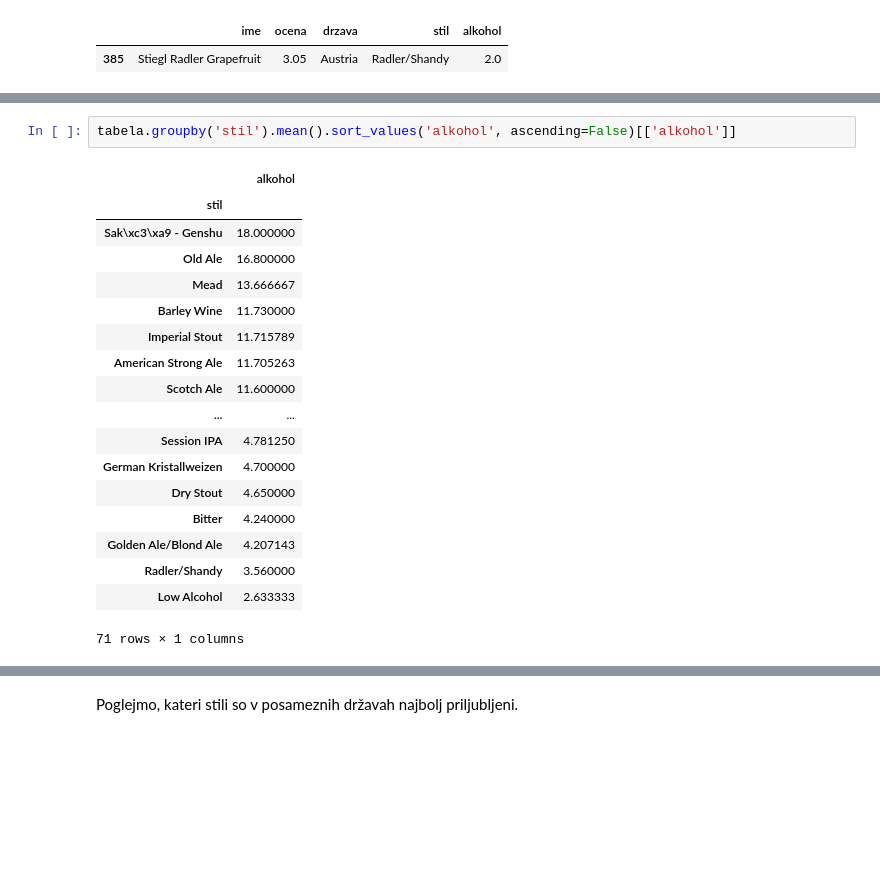
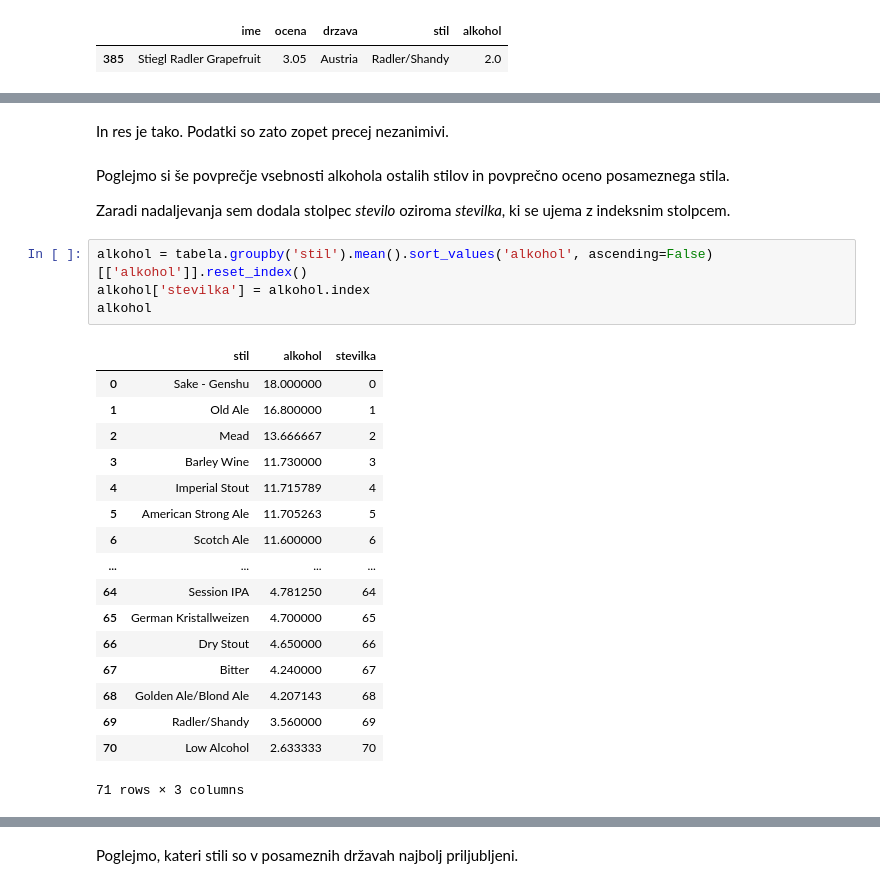
Before and after one commit to anjakisek/Najboljsa-piva-Ratebeer, a Jupyter notebook: Piva-Ratebeer.ipynb, the cells around one changed output, grey strips where cells are left out. Cells and saved outputs as stored; diff of their text form; blank space fills up the shorter version.

```diff
--- a/Piva-Ratebeer.ipynb
+++ b/Piva-Ratebeer.ipynb
@@ -175,22 +208,29 @@ Poglejmo si še povprečje vsebnosti alkohola ostalih stilov in povprečno oceno
+# %% [markdown]
+In res je tako. Podatki so zato zopet precej nezanimivi.
+# %% [markdown]
+Poglejmo si še povprečje vsebnosti alkohola ostalih stilov in povprečno oceno posameznega stila.
+
+Zaradi nadaljevanja sem dodala stolpec _stevilo_ oziroma _stevilka_, ki se ujema z indeksnim stolpcem.
 # %%
-tabela.groupby('stil').mean().sort_values('alkohol', ascending=False)[['alkohol']]
+alkohol = tabela.groupby('stil').mean().sort_values('alkohol', ascending=False)[['alkohol']].reset_index()
+alkohol['stevilka'] = alkohol.index
+alkohol
 # %% [output]
-|  | alkohol |
-| stil |  |
-| Sak\xc3\xa9 - Genshu | 18.000000 |
-| Old Ale | 16.800000 |
-| Mead | 13.666667 |
-| Barley Wine | 11.730000 |
-| Imperial Stout | 11.715789 |
-| American Strong Ale | 11.705263 |
-| Scotch Ale | 11.600000 |
-| ... | ... |
-| Session IPA | 4.781250 |
-| German Kristallweizen | 4.700000 |
-| Dry Stout | 4.650000 |
-| Bitter | 4.240000 |
-| Golden Ale/Blond Ale | 4.207143 |
-| Radler/Shandy | 3.560000 |
-| Low Alcohol | 2.633333 |
+|  | stil | alkohol | stevilka |
+| 0 | Sake - Genshu | 18.000000 | 0 |
+| 1 | Old Ale | 16.800000 | 1 |
+| 2 | Mead | 13.666667 | 2 |
+| 3 | Barley Wine | 11.730000 | 3 |
+| 4 | Imperial Stout | 11.715789 | 4 |
+| 5 | American Strong Ale | 11.705263 | 5 |
+| 6 | Scotch Ale | 11.600000 | 6 |
+| ... | ... | ... | ... |
+| 64 | Session IPA | 4.781250 | 64 |
+| 65 | German Kristallweizen | 4.700000 | 65 |
+| 66 | Dry Stout | 4.650000 | 66 |
+| 67 | Bitter | 4.240000 | 67 |
+| 68 | Golden Ale/Blond Ale | 4.207143 | 68 |
+| 69 | Radler/Shandy | 3.560000 | 69 |
+| 70 | Low Alcohol | 2.633333 | 70 |
-71 rows × 1 columns
+71 rows × 3 columns
 # %%
```
Also changed, not shown: parts of 19 cells of this notebook.
